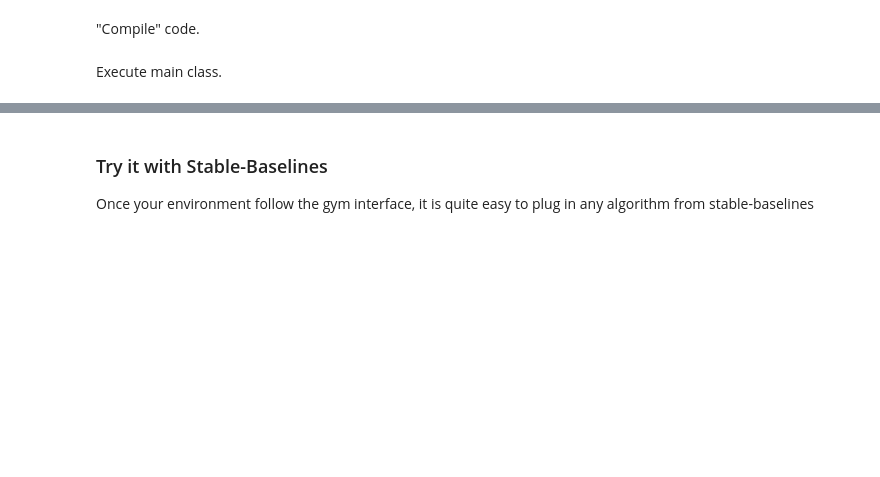
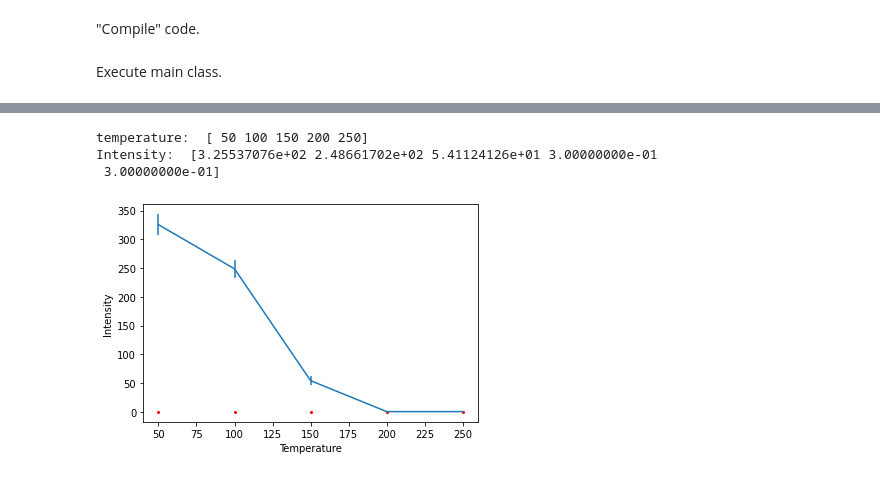
Before and after one commit to cyankaet/orderml, a Jupyter notebook: orderparams.ipynb, the cells around one changed output, grey strips where cells are left out. Drawn from its saved outputs; the diff is of its cells as text; code cells hidden in the pictures; blank space fills up the shorter version.

```diff
--- a/orderparams.ipynb
+++ b/orderparams.ipynb
@@ -286,7 +248,39 @@ for step in range(n_steps):
-# %% [markdown]
-### Try it with Stable-Baselines
-
-Once your environment follow the gym interface, it is quite easy to plug in any algorithm from stable-baselines
+# %%
+
+    p=[.885,330,.3]
+    T=np.arange(50, 300, 50)
+    print("temperature: ", T)
+    #T=N.arange(10,300,2)
+    I=[]
+    error = []
+
+    I=orderparameter(T, 160,p[0],p[1],p[2])
+    print("Intensity: ", I)
+    error= np.sqrt(I)
+    #print(error)
+
+    M = Curve(orderparameter, T, I, error, Jt = p[0], Nf = p[1], Bk = p[2])
+    M.Tn.range(10,400)
+
+    problem = FitProblem(M)
+    result = fitters.fit(problem, method='lm')
+    x, dx, chisq, params = fit(M)
+    #print(x)
+
+    fitI = orderparameter(T, x, p[0],p[1],p[2])
+
+    plt.errorbar(T, I, error)
+    plt.plot(T, fitI,'ro', markersize = 2)
+    plt.xlabel("Temperature")
+    plt.ylabel("Intensity")
+    plt.show()
+    plt.savefig("test")
+    plt.close()
+# %% [output]
+temperature:  [ 50 100 150 200 250]
+Intensity:  [3.25537076e+02 2.48661702e+02 5.41124126e+01 3.00000000e-01
+ 3.00000000e-01]
+[figure, added]
 # %%
 from stable_baselines import DQN, PPO2, A2C, ACKTR
 from stable_baselines.common.cmd_util import make_vec_env
```
Also changed, not shown: parts of 9 cells of this notebook.
